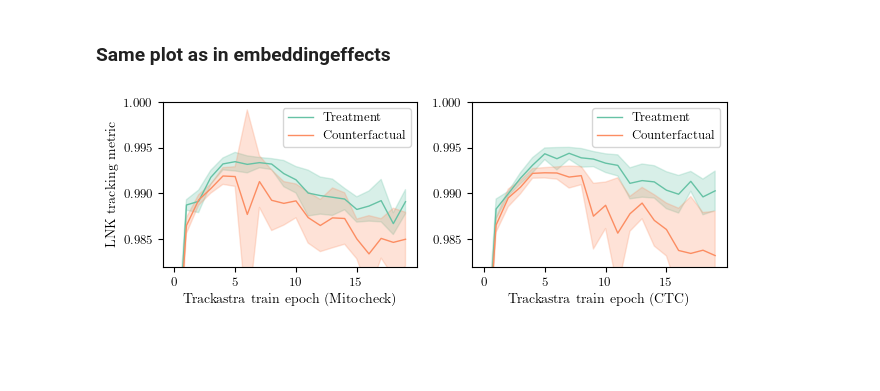
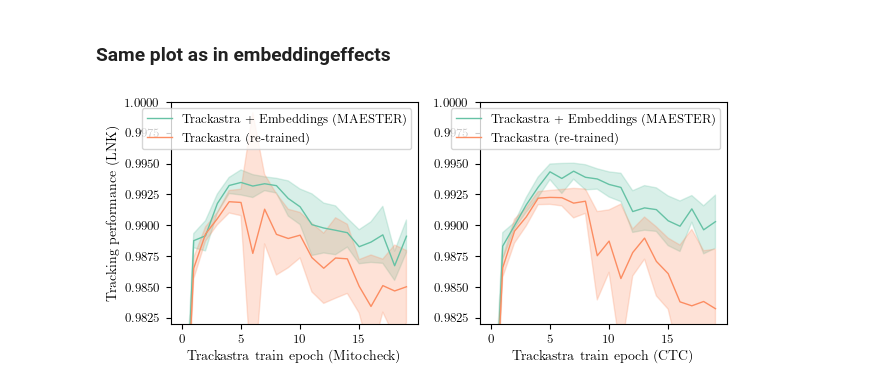
Before and after one commit to MIDL26-Short-Tracking/figures, a Jupyter notebook: appendix/bc_compute_study/b_transfer-learning.ipynb, the cells around one changed output. Drawn from its saved outputs; the diff is of its cells as text; code cells hidden in the pictures; blank space fills up the shorter version.

Commit message:
Appendix figure overhaul

```diff
--- a/appendix/bc_compute_study/b_transfer-learning.ipynb
+++ b/appendix/bc_compute_study/b_transfer-learning.ipynb
@@ -339,7 +339,8 @@ import matplotlib.pyplot as plt
 import matplotlib as mpl
 
 #fig, ax = plt.subplots(1, 2, figsize=(14,5))
-fig, ax = plt.subplots(1, 2, figsize=set_size(fraction=1, subplots=(1.2, 2)))
+#fig, ax = plt.subplots(1, 2, figsize=set_size(fraction=1, subplots=(1.2, 2)))
+fig, ax = plt.subplots(1, 2, figsize=set_size(fraction=1, subplots=(1, 1.35)))
 
 cmap = mpl.colormaps['Set2']
 ca, cb = cmap(0), cmap(1)
@@ -347,37 +348,37 @@ ca, cb = cmap(0), cmap(1)
 def plot_mean_shaded(ax, data, color, label, maxlen=None):
     arr = np.array([d[:maxlen] for d in data])
     mean = arr.mean(axis=0)
     std  = arr.std(axis=0)
 
     x = np.arange(len(mean))
     ax.plot(x, mean, color=color, label=label, linewidth=1)
     ax.fill_between(x, mean-std, mean+std, color=color, alpha=0.25)
 
 # left: zoomed (first 20)
-plot_mean_shaded(ax[0], withs, ca, "Treatment", maxlen=20)
-plot_mean_shaded(ax[0], withouts, cb, "Counterfactual", maxlen=20)
+plot_mean_shaded(ax[0], withs, ca, "Trackastra + Embeddings (MAESTER)", maxlen=20)
+plot_mean_shaded(ax[0], withouts, cb, "Trackastra (re-trained)", maxlen=20)
 ax[0].set_ylim(0.982, 1.0)
 ax[0].legend()
 
 # right: entire sequence
 #plot_mean_shaded(ax[1], withs, ca, "With")
 #plot_mean_shaded(ax[1], withouts, cb, "Without")
 #ax[1].set_ylim(0.90, 1.0)
 #ax[1].legend()
 
-plot_mean_shaded(ax[1], bl_withs, ca, "Treatment", maxlen=20)
-plot_mean_shaded(ax[1], bl_withouts, cb, "Counterfactual", maxlen=20)
+plot_mean_shaded(ax[1], bl_withs, ca, "Trackastra + Embeddings (MAESTER)", maxlen=20)
+plot_mean_shaded(ax[1], bl_withouts, cb, "Trackastra (re-trained)", maxlen=20)
 ax[1].set_ylim(0.982, 1.0)
 ax[1].legend(loc='upper right')
 
 ax[0].set_xlabel("Trackastra train epoch (Mitocheck)")
 ax[1].set_xlabel("Trackastra train epoch (CTC)")
 
-ax[0].set_ylabel("LNK tracking metric")
+ax[0].set_ylabel("Tracking performance (LNK)")
 
 # Leave room at the bottom for the legend
 fig.tight_layout()
 
-plt.savefig("b_pretraining_transfer.pdf")
+plt.savefig("FINAL_b_pretraining_transfer.pdf")
 # %% [output]
-[figure, old version]
+[figure, new version]
```
Also changed, not shown: parts of 2 cells of this notebook, 2 other files.
